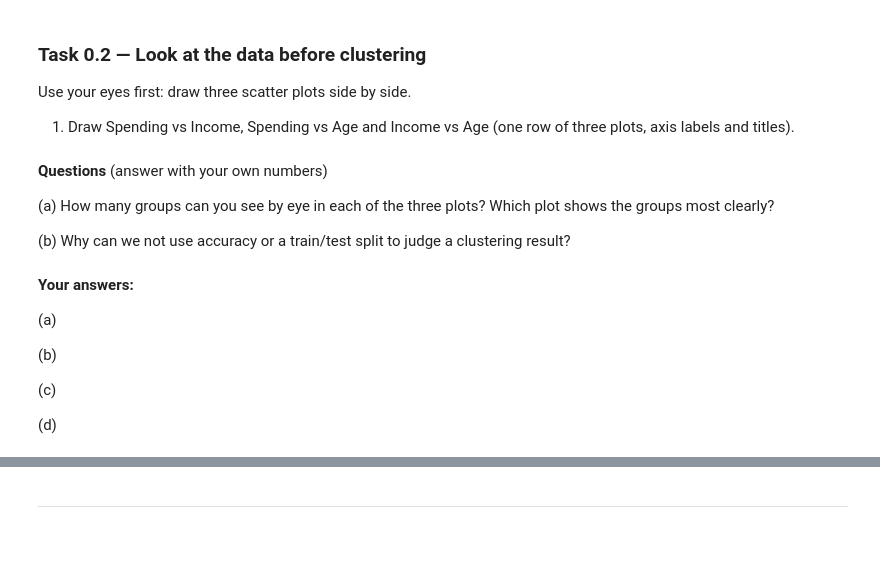
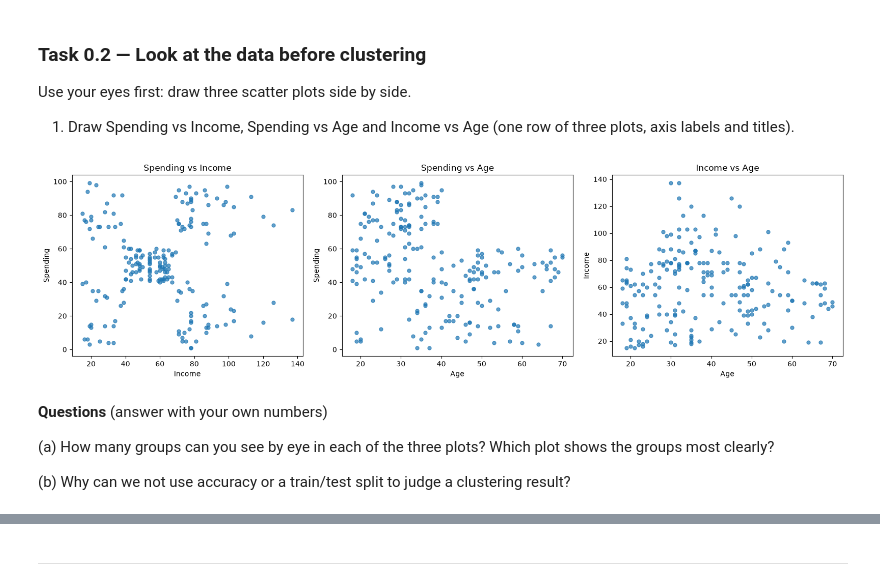
Before and after one commit to abdulqudoos181005/ML_leaning_journey, a Jupyter notebook: week-10/Lab10_KMeans_Clustering_Template.ipynb, the cells around one changed output, grey strips where cells are left out. Drawn from its saved outputs; the diff is of its cells as text; code cells hidden in the pictures; blank space fills up the shorter version.

```diff
--- a/week-10/Lab10_KMeans_Clustering_Template.ipynb
+++ b/week-10/Lab10_KMeans_Clustering_Template.ipynb
@@ -37,3 +35,15 @@ Today there is no target column. The Mall Customers data has no 'right answer' f
+# %%
+# YOUR CODE HERE
+import numpy as np, pandas as pd, matplotlib.pyplot as plt
+from sklearn.cluster import KMeans
+from sklearn.metrics import silhouette_score, silhouette_samples, adjusted_rand_score
+from sklearn.preprocessing import StandardScaler
+from sklearn.decomposition import PCA
+from sklearn.datasets import load_wine
+import warnings; warnings.filterwarnings('ignore')
+SEED = 42
+np.random.seed(SEED)
+plt.rcParams['figure.dpi'] = 100
 # %% [markdown]
 ### Task 0.1 — Load and check the data
 
@@ -46,0 +55,11 @@ Load Mall_Customers.csv and understand it in one cell.
+# %%
+# YOUR CODE HERE
+df = pd.read_csv('Mall_Customers.csv')   # upload the CSV next to the notebook (Colab: left panel > Files)
+df = df.rename(columns={'Genre': 'Gender',                  # some copies of the file use 'Genre'
+                        'Annual Income (k$)': 'Income',
+                        'Spending Score (1-100)': 'Spending'})
+print('Shape            :', df.shape)
+print('Missing values   :', int(df.isna().sum().sum()))
+print('Duplicate rows   :', int(df.duplicated().sum()))
+print('Gender counts    :\n', df['Gender'].value_counts())
+df[['Age', 'Income', 'Spending']].describe().round(2)
@@ -55,16 +90,16 @@ Use your eyes first: draw three scatter plots side by side.
+# %%
+# YOUR CODE HERE
+fig, ax = plt.subplots(1, 3, figsize=(16, 4.5))
+pairs = [('Income', 'Spending'), ('Age', 'Spending'), ('Age', 'Income')]   # (x, y)
+for a, (xc, yc) in zip(ax, pairs):
+    a.scatter(df[xc], df[yc], s=25, alpha=0.7)
+    a.set_xlabel(xc); a.set_ylabel(yc); a.set_title(f'{yc} vs {xc}')
+plt.tight_layout(); plt.show()
+# %% [output]
+[figure, added]
 # %% [markdown]
 **Questions** (answer with your own numbers)
 
 (a) How many groups can you see by eye in each of the three plots? Which plot shows the groups most clearly?
 
 (b) Why can we not use accuracy or a train/test split to judge a clustering result?
-# %% [markdown]
-**Your answers:**
-
-(a)
-
-(b)
-
-(c)
-
-(d)
```
Also changed, not shown: parts of 16 cells of this notebook, 5 other files.
